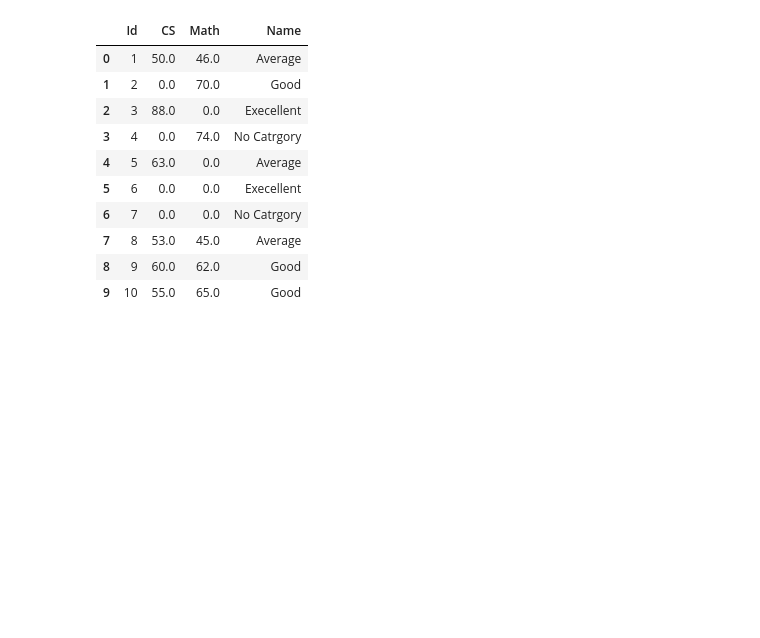
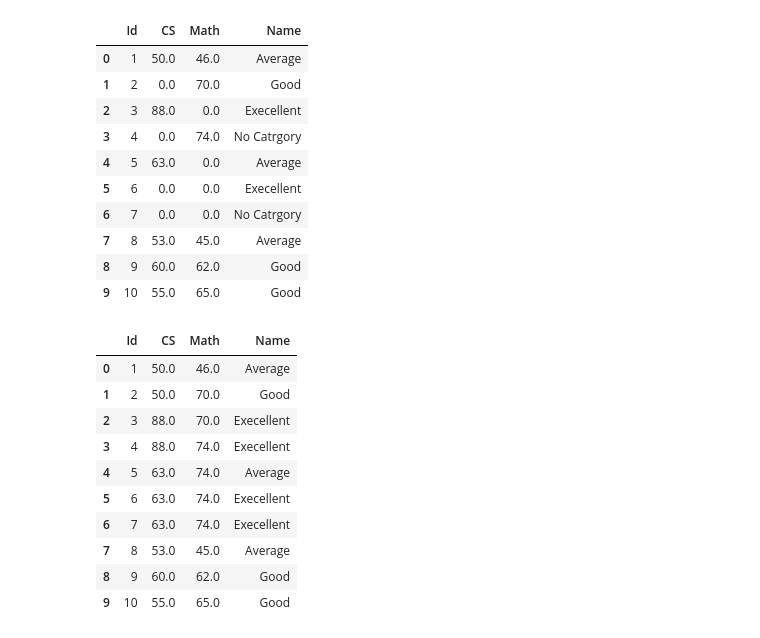
Before and after one commit to banshita209/Data-Science-and-Machine-Learning-with-Python, a Jupyter notebook: class9.ipynb, the cells around one changed output. Saved outputs shown, nothing was run; the diff lists cells and outputs as text; code cells hidden in the pictures; blank space fills up the shorter version.

```diff
--- a/class9.ipynb
+++ b/class9.ipynb
@@ -67,0 +65,19 @@ new_df
+# %%
+#fill according to pervious column or row
+#ffill means forward fill
+# all the null value will be replaced by the values in above row
+
+new_df=df.fillna(method="ffill")
+new_df
+# %% [output]
+|  | Id | CS | Math | Name |
+| 0 | 1 | 50.0 | 46.0 | Average |
+| 1 | 2 | 50.0 | 70.0 | Good |
+| 2 | 3 | 88.0 | 70.0 | Execellent |
+| 3 | 4 | 88.0 | 74.0 | Execellent |
+| 4 | 5 | 63.0 | 74.0 | Average |
+| 5 | 6 | 63.0 | 74.0 | Execellent |
+| 6 | 7 | 63.0 | 74.0 | Execellent |
+| 7 | 8 | 53.0 | 45.0 | Average |
+| 8 | 9 | 60.0 | 62.0 | Good |
+| 9 | 10 | 55.0 | 65.0 | Good |
```
Also changed, not shown: parts of 16 cells of this notebook.
